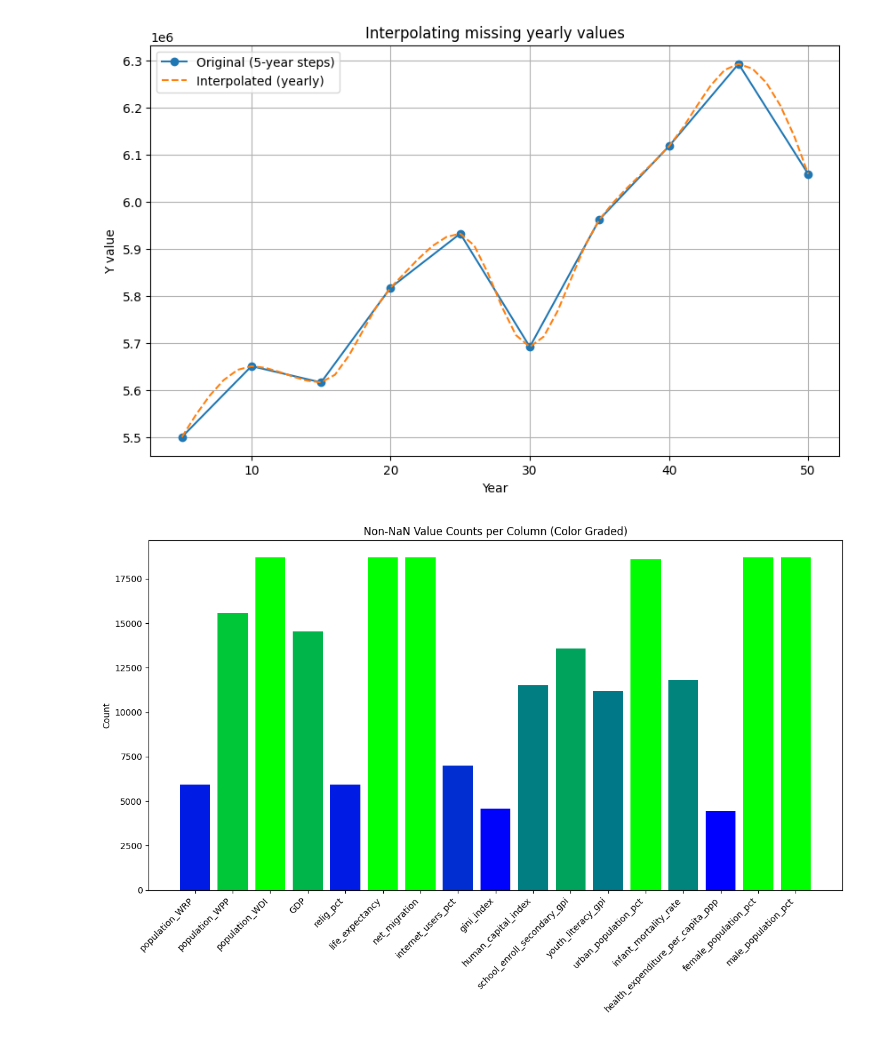
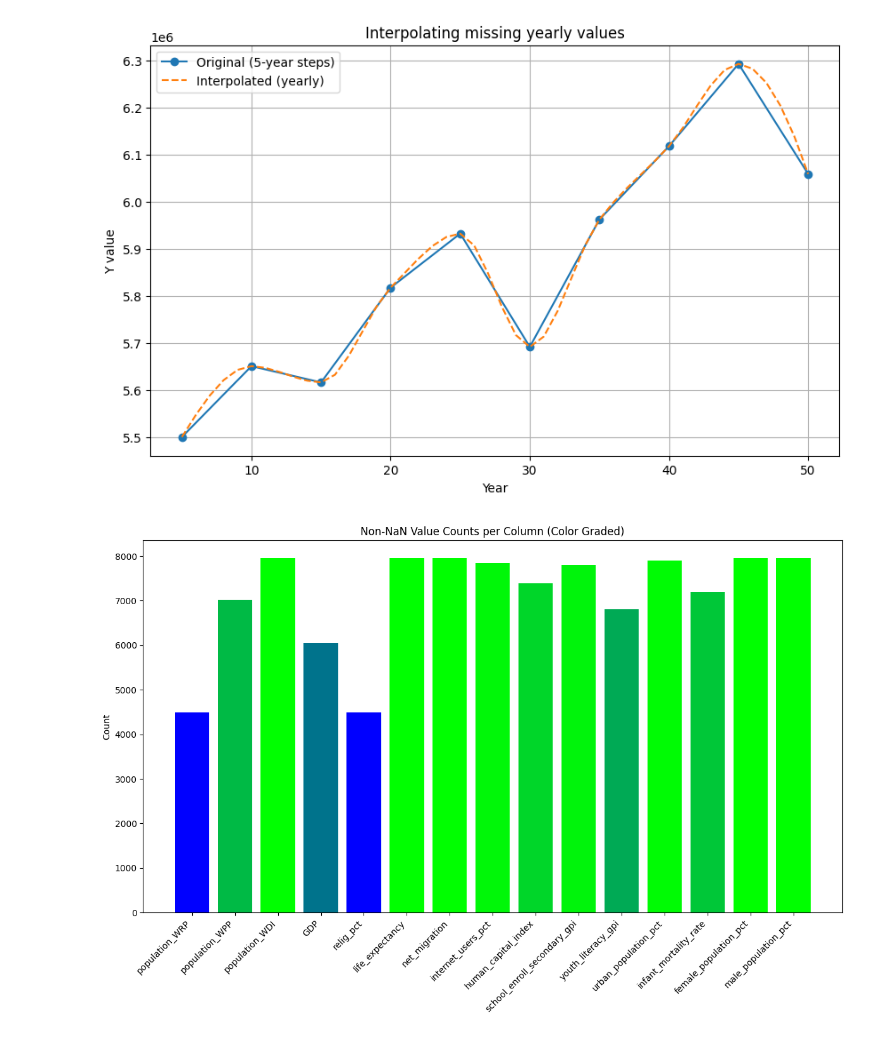
Before and after one commit to tuomascode/DSA-Population, a Jupyter notebook: tuomas_population_data.ipynb, the cells around one changed output. Drawn from its saved outputs; the diff is of its cells as text; code cells hidden in the pictures.

Commit message:
clean data

```diff
--- a/tuomas_population_data.ipynb
+++ b/tuomas_population_data.ipynb
@@ -55,8 +62,34 @@ import pandas as pd
 import matplotlib.pyplot as plt
 import numpy as np
 
+def fill_internet_users_before_first(df):
+    df = df.copy()
+
+    for country, g in df.groupby("name"):
+        first_valid = g["internet_users_pct"].first_valid_index()
+        if first_valid is not None:
+            # Get all indices for this country that are before first_valid
+            mask = g.index[g.index < first_valid]
+            # Set those to 0 if they are NaN
+            df.loc[mask, "internet_users_pct"] = df.loc[mask, "internet_users_pct"].fillna(0)
+    return df
+
+
+
 # Load data
 df = pd.read_csv("data\\cleaned_all_data.csv")
+df = df[(df["year"] >= 1960) & (df["year"] <= 2010)]
+drop_names = [
+    "Jordan",
+    "Saudi Arabia",
+    "Afghanistan",
+    "Moldova",
+    "Lebanon",
+    "Cyprus",
+    "Somalia",
+]
+
+df = df[~df["name"].isin(drop_names)]
 
 rename_map = {
     'Fertility rate, total (births per woman) [SP.DYN.TFRT.IN]': 'fertility_rate',
@@ -86,7 +119,6 @@ df["relig_pct"] = df[relig_cols].sum(axis=1, skipna=False)
 
 # Drop old columns
 df.drop(columns=relig_cols, inplace=True)
-
 columns_of_interest = [
     'name',
     'alpha_2',
@@ -99,43 +131,78 @@ columns_of_interest = [
     'life_expectancy',
     'net_migration',
     'internet_users_pct',
-    'gini_index',
     'human_capital_index',
     'school_enroll_secondary_gpi',
     'youth_literacy_gpi',
     'urban_population_pct',
     'infant_mortality_rate',
-    'health_expenditure_per_capita_ppp',
     'female_population_pct',
     'male_population_pct',
     ]
 df.rename(columns=rename_map, inplace=True)
 df = df[[col for col in columns_of_interest if col in df.columns]]
+df = fill_internet_users_before_first(df)
+df = df[df["population_WDI"] >= 500_000]
+df.to_csv("data/all_data.csv")
+# Semantic type mapping
+semantic_map = {
+    # absolute counts
+    "population_WRP": "count",
+    "population_WPP": "count",
+    "population_WDI": "count",
+    "GDP": "count",
+    "net_migration": "count",
+
+    # percentages
+    "relig_pct": "percentage",
+    "internet_users_pct": "percentage",
+    "school_enroll_secondary_gpi": "percentage",
+    "youth_literacy_gpi": "percentage",
+    "urban_population_pct": "percentage",
+    "female_population_pct": "percentage",
+    "male_population_pct": "percentage",
+
+    # relative indices
+    "human_capital_index": "relative_index",
+
+    # other continuous measures (treat as relative index)
+    "life_expectancy": "relative_index",
+    "infant_mortality_rate": "relative_index",
+}
+
+# Attach attrs to columns
+for col, sem_type in semantic_map.items():
+    if col in df.columns:
+        df[col].attrs["semantic_type"] = sem_type
+
+
+
 
 
 # Exclude the first five columns
 excluded_columns = df.columns[:3]
 df_remaining = df.drop(columns=excluded_columns)
 
 # Count non-NaN values per remaining column
 non_nan_counts = df_remaining.notna().sum()
 
 # Normalize values for color mapping (0 to 1 scale)
 norm = (non_nan_counts - non_nan_counts.min()) / (non_nan_counts.max() - non_nan_counts.min())
 
 # Create colors: from blue (low) to green (high)
 colors = [(0, n, 1 - n) for n in norm]  # RGB tuples: blue to green
 
 # Plot
+print(df.shape)
 plt.figure(figsize=(12, 8))
 bars = plt.bar(non_nan_counts.index, non_nan_counts.values, color=colors)
 plt.title("Non-NaN Value Counts per Column (Color Graded)")
 plt.ylabel("Count")
 plt.xticks(rotation=45, ha='right')
 plt.tight_layout()
 plt.show()
 # %% [output]
-[figure, old version]
+[figure, new version]
 # %%
 # import numpy as np
 
```
Also changed, not shown: parts of 8 cells of this notebook, 1 other file.
